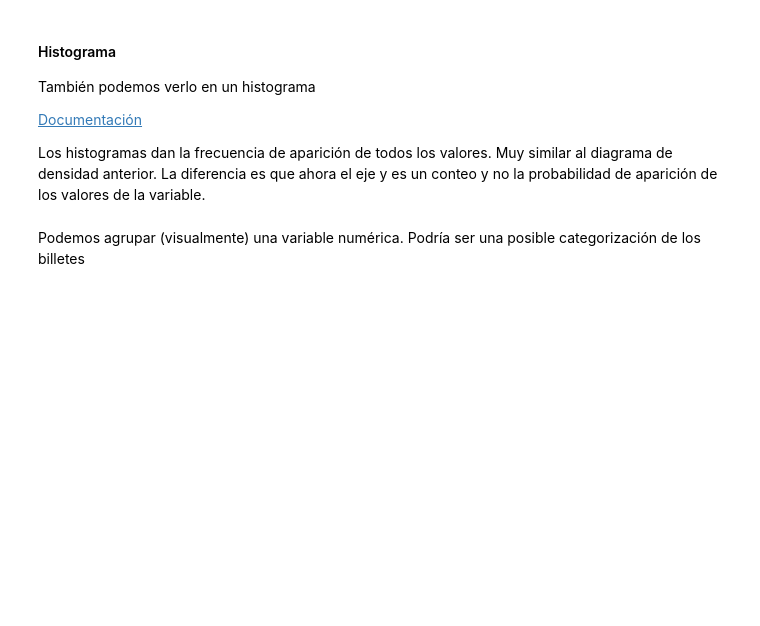
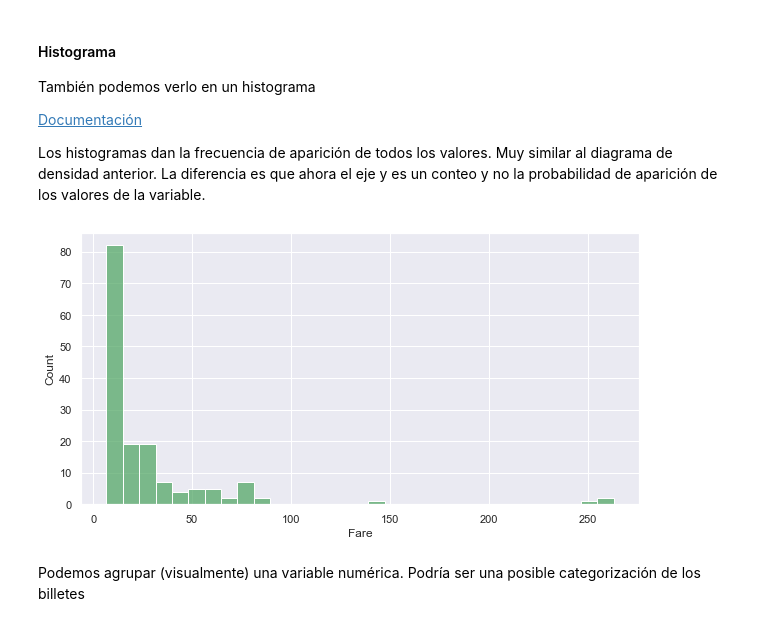
Before and after one commit to albertoromv/thebridge_ft_abr21, a Jupyter notebook: 2-Data Analysis/3-Visualizacion/2-Seaborn/EDA Seaborn.ipynb, the cells around one changed output. Cells and saved outputs as stored; diff of their text form; code cells hidden in the pictures; blank space fills up the shorter version.

```diff
--- a/2-Data Analysis/3-Visualizacion/2-Seaborn/EDA Seaborn.ipynb
+++ b/2-Data Analysis/3-Visualizacion/2-Seaborn/EDA Seaborn.ipynb
@@ -82,6 +120,11 @@ También podemos verlo en un histograma
 Los histogramas dan la frecuencia de aparición de todos los valores. Muy similar al diagrama de densidad anterior. La diferencia es que ahora el eje y es un conteo y no la probabilidad de aparición de los valores de la variable.
 # %%
 plt.figure(figsize=(10,5))
+sns.histplot(titanic_df["Fare"],
+kde=False,
+color = "g");
+# %% [output]
+[figure, added]
 # %% [markdown]
 Podemos agrupar (visualmente) una variable numérica. Podría ser una posible categorización de los billetes
 # %%
```
Also changed, not shown: parts of 65 cells of this notebook, 3 other files.
